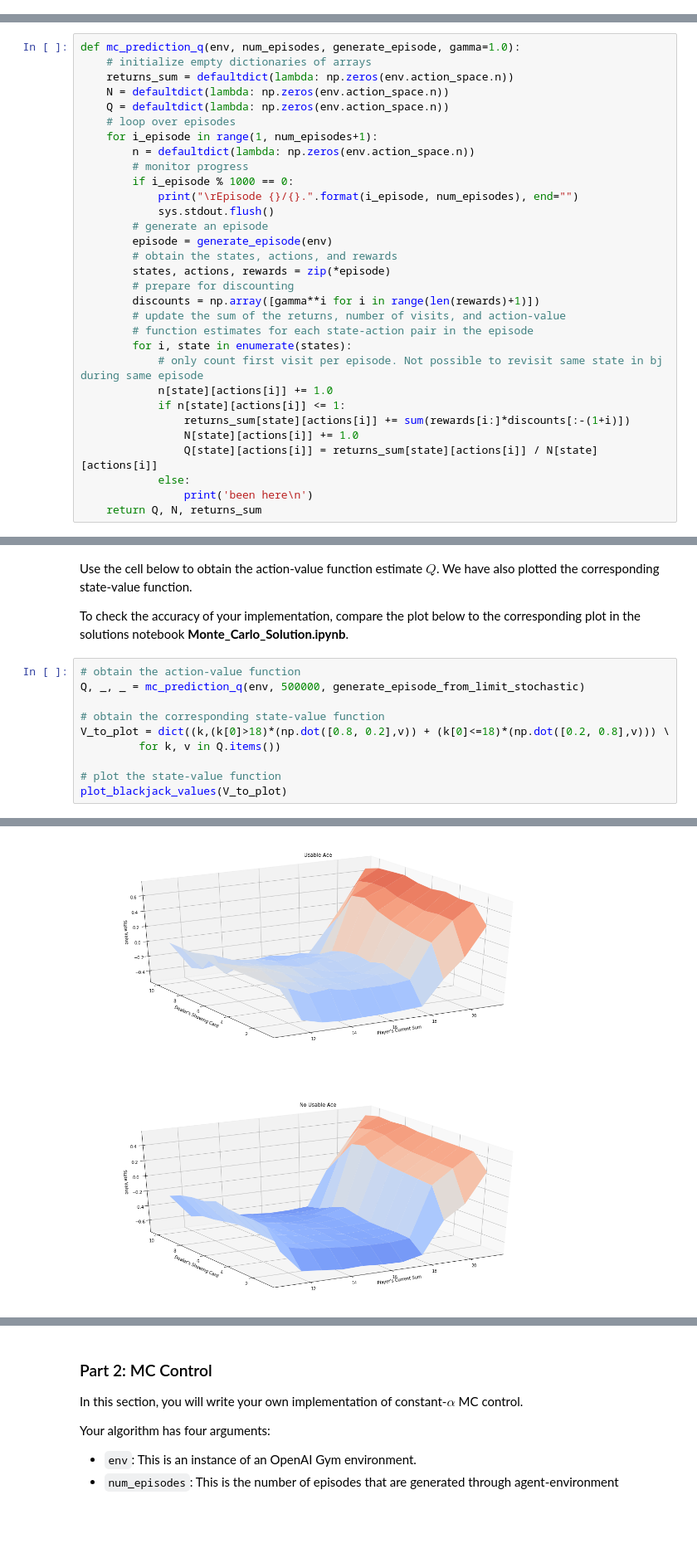
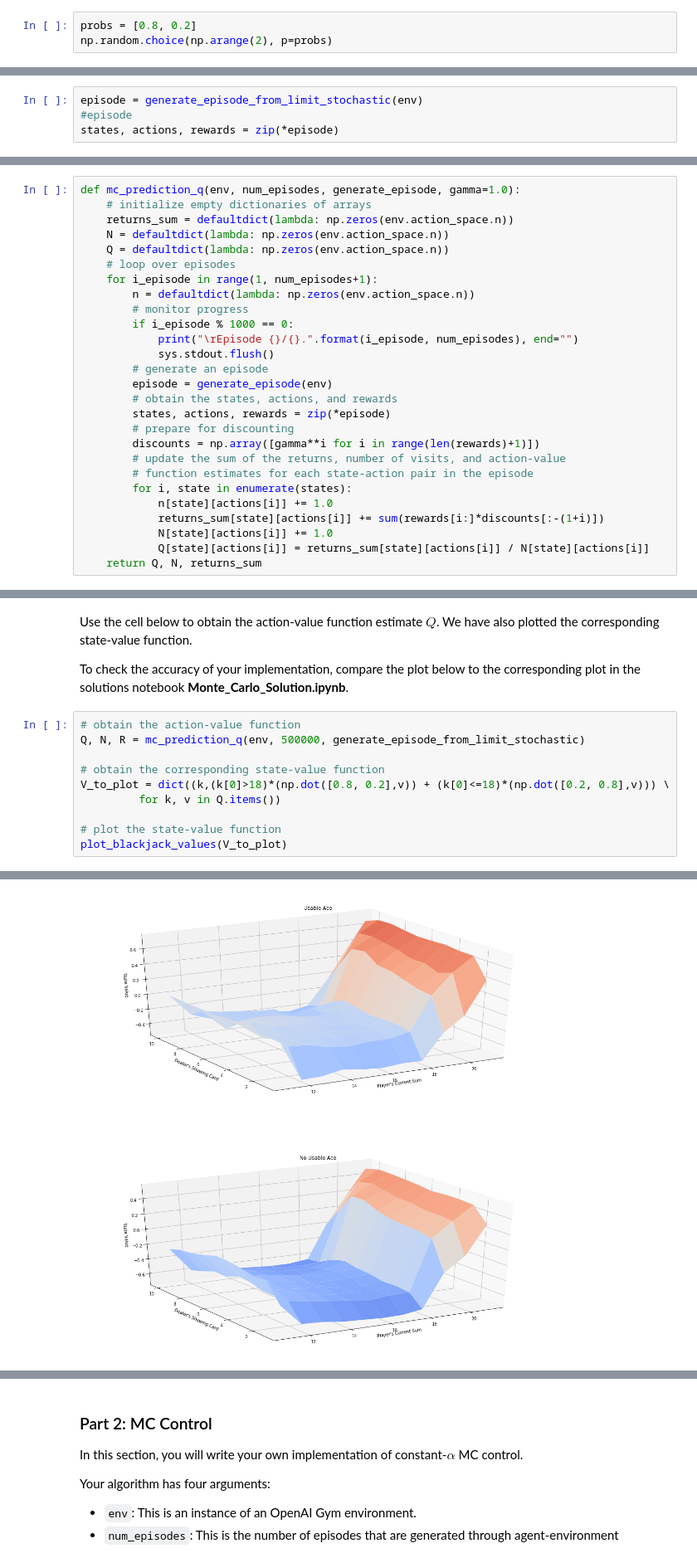
Before and after one commit to ehullander/RLBasics, a Jupyter notebook: Monte_Carlo.ipynb, the cells around one changed output, grey strips where cells are left out. Shown: that part at 83% size. Cells and saved outputs as stored; diff of their text form; blank space fills up the shorter version.

```diff
--- a/Monte_Carlo.ipynb
+++ b/Monte_Carlo.ipynb
@@ -78,3 +77,6 @@ The function accepts as **input**:
 
 It returns as **output**:
 - `episode`: This is a list of (state, action, reward) tuples (of tuples) and corresponds to $(S_0, A_0, R_1, \ldots, S_{T-1}, A_{T-1}, R_{T})$, where $T$ is the final time step.  In particular, `episode[i]` returns $(S_i, A_i, R_{i+1})$, and `episode[i][0]`, `episode[i][1]`, and `episode[i][2]` return $S_i$, $A_i$, and $R_{i+1}$, respectively.
+# %%
+probs = [0.8, 0.2]
+np.random.choice(np.arange(2), p=probs)
@@ -123,3 +129,7 @@ The algorithm returns as output:
 env
 # %% [output]
 <gym.envs.toy_text.blackjack.BlackjackEnv at 0x...>
+# %%
+episode = generate_episode_from_limit_stochastic(env)
+#episode
+states, actions, rewards = zip(*episode)
@@ -145,12 +194,8 @@ def mc_prediction_q(env, num_episodes, generate_episode, gamma=1.0):
         # update the sum of the returns, number of visits, and action-value
         # function estimates for each state-action pair in the episode
         for i, state in enumerate(states):
-            # only count first visit per episode. Not possible to revisit same state in bj during same episode
             n[state][actions[i]] += 1.0
-            if n[state][actions[i]] <= 1:
-                returns_sum[state][actions[i]] += sum(rewards[i:]*discounts[:-(1+i)])
-                N[state][actions[i]] += 1.0
-                Q[state][actions[i]] = returns_sum[state][actions[i]] / N[state][actions[i]]
-            else:
-                print('been here\n')
+            returns_sum[state][actions[i]] += sum(rewards[i:]*discounts[:-(1+i)])
+            N[state][actions[i]] += 1.0
+            Q[state][actions[i]] = returns_sum[state][actions[i]] / N[state][actions[i]]
     return Q, N, returns_sum
@@ -195,14 +207,14 @@ Use the cell below to obtain the action-value function estimate $Q$.  We have al
 To check the accuracy of your implementation, compare the plot below to the corresponding plot in the solutions notebook **Monte_Carlo_Solution.ipynb**.
 # %%
 # obtain the action-value function
-Q, _, _ = mc_prediction_q(env, 500000, generate_episode_from_limit_stochastic)
+Q, N, R = mc_prediction_q(env, 500000, generate_episode_from_limit_stochastic)
 
 # obtain the corresponding state-value function
 V_to_plot = dict((k,(k[0]>18)*(np.dot([0.8, 0.2],v)) + (k[0]<=18)*(np.dot([0.2, 0.8],v))) \
          for k, v in Q.items())
 
 # plot the state-value function
 plot_blackjack_values(V_to_plot)
 # %% [output]
 Episode 500000/500000.
-[figure, old version]
+[figure, new version]
```
Also changed, not shown: parts of 20 cells of this notebook.
